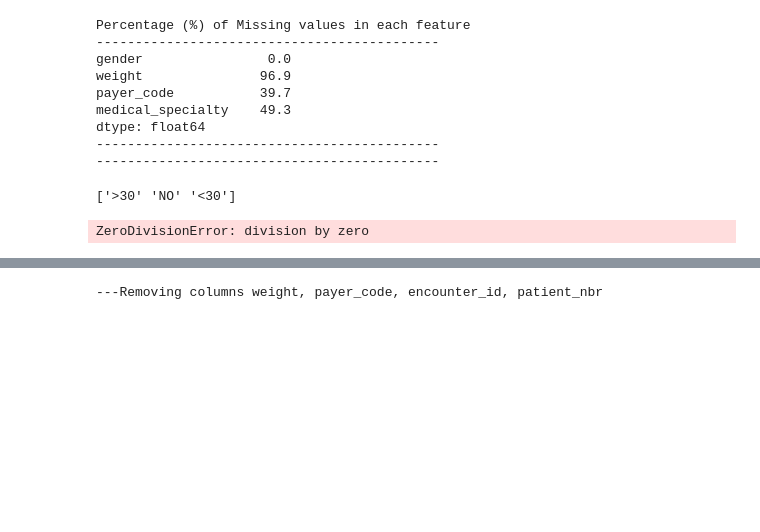
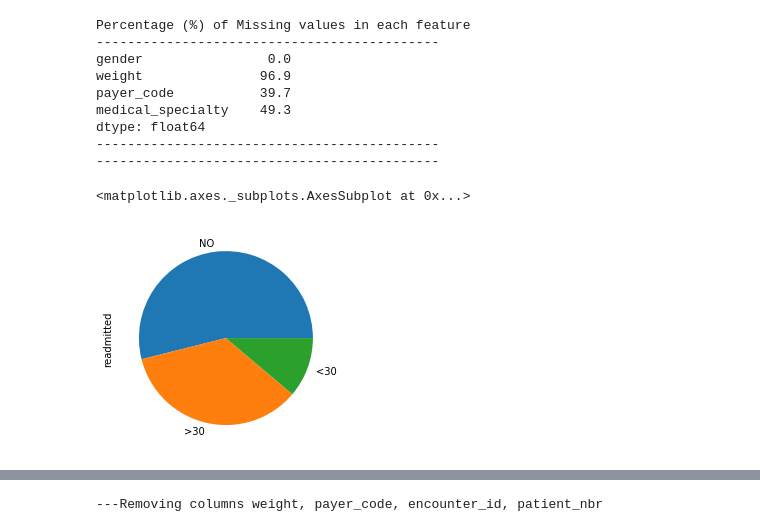
Before and after one commit to YahyaAlaaMassoud/CSI5155---Project-Fall-2020, a Jupyter notebook: data_analysis.ipynb, the cells around one changed output, grey strips where cells are left out. Drawn from its saved outputs; the diff is of its cells as text; code cells hidden in the pictures; blank space fills up the shorter version.

```diff
--- a/data_analysis.ipynb
+++ b/data_analysis.ipynb
@@ -120,8 +97,8 @@ def plot_pie_chart(labels, y, n_features, task='sl'):
 # %%
-# data['readmitted'].value_counts().plot.pie()
-print(data['readmitted'].unique())
-plot_pie_chart(['No', '>30', '<30'][::-1], data['readmitted'], '')
+data['readmitted'].value_counts().plot.pie()
+# print(data['readmitted'].unique())
+# plot_pie_chart(['No', '>30', '<30'][::-1], data['readmitted'], '')
 # %% [output]
-['>30' 'NO' '<30']
+<matplotlib.axes._subplots.AxesSubplot at 0x...>
-ZeroDivisionError: division by zero
+[figure, added]
 # %%
```
Also changed, not shown: parts of 3 cells of this notebook, 1 other file.
